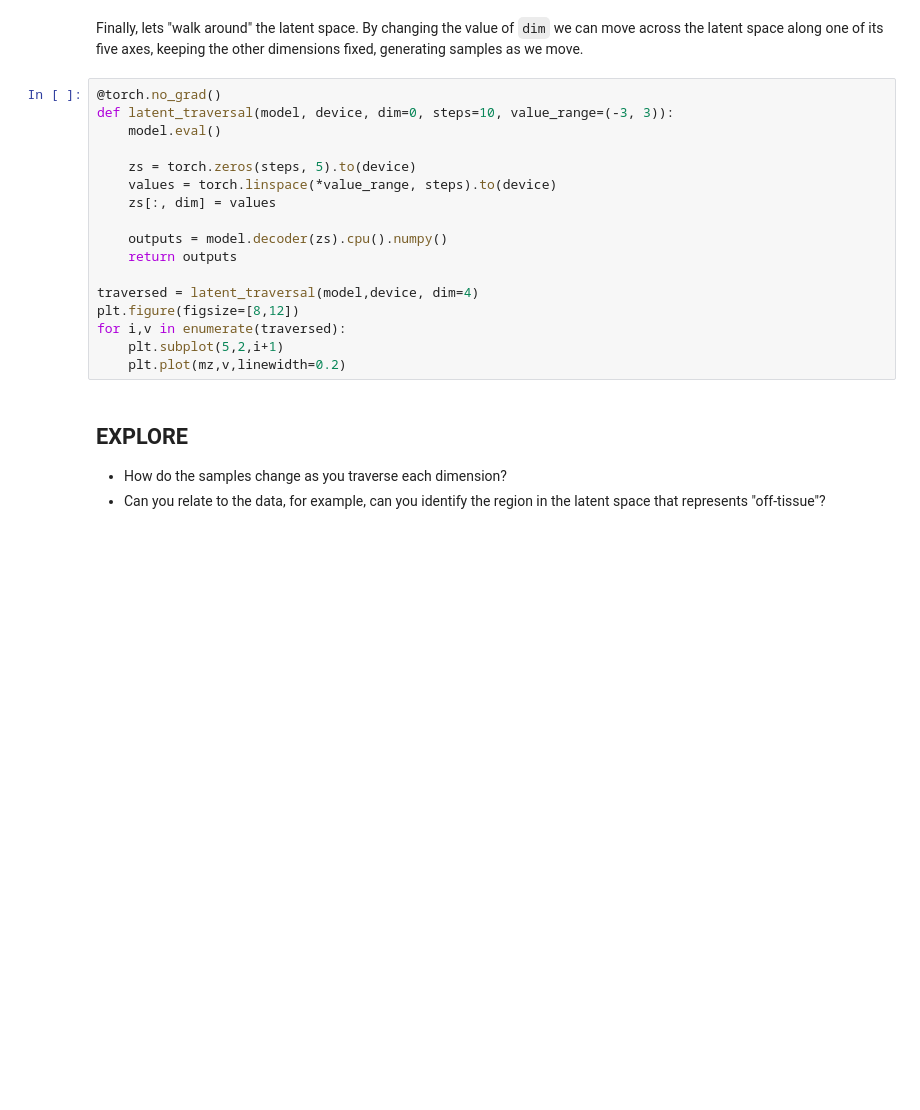
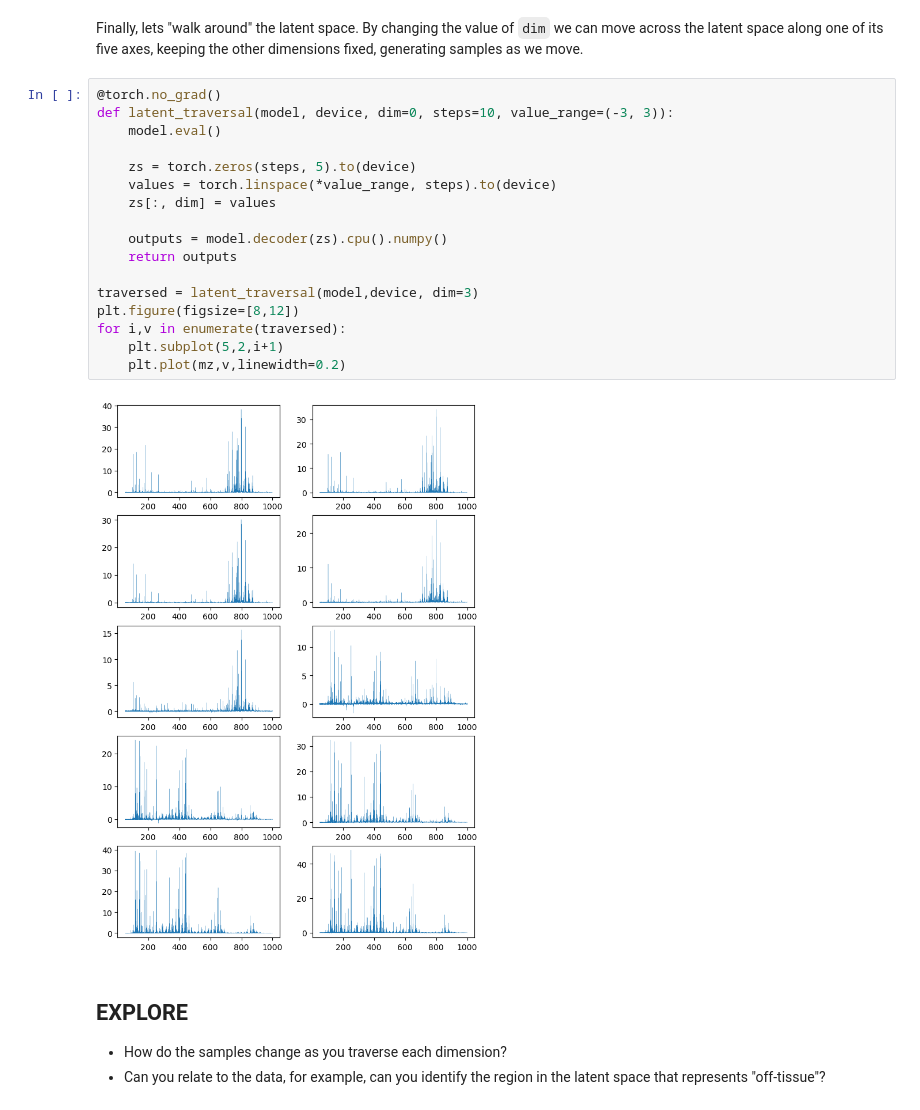
Before and after one commit to IainStyles/DiscoveryAI, a Jupyter notebook: signature-discovery/signature2.ipynb, the cells around one changed output. Cells and saved outputs as stored; diff of their text form; blank space fills up the shorter version.

```diff
--- a/signature-discovery/signature2.ipynb
+++ b/signature-discovery/signature2.ipynb
@@ -545,20 +609,22 @@ Finally, lets "walk around" the latent space. By changing the value of `dim` we
 # %%
 @torch.no_grad()
 def latent_traversal(model, device, dim=0, steps=10, value_range=(-3, 3)):
     model.eval()
 
     zs = torch.zeros(steps, 5).to(device)
     values = torch.linspace(*value_range, steps).to(device)
     zs[:, dim] = values
 
     outputs = model.decoder(zs).cpu().numpy()
     return outputs
 
-traversed = latent_traversal(model,device, dim=4)
+traversed = latent_traversal(model,device, dim=3)
 plt.figure(figsize=[8,12])
 for i,v in enumerate(traversed):
     plt.subplot(5,2,i+1)
     plt.plot(mz,v,linewidth=0.2)
+# %% [output]
+[figure, added]
 # %% [markdown]
 ## EXPLORE
 
```
Also changed, not shown: parts of 18 cells of this notebook.
